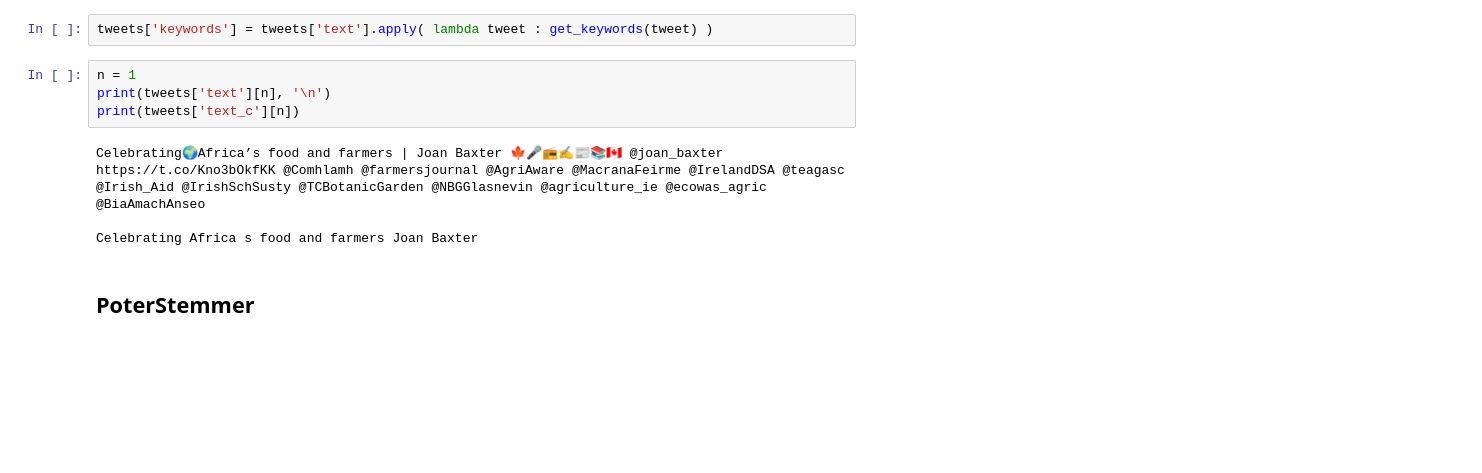
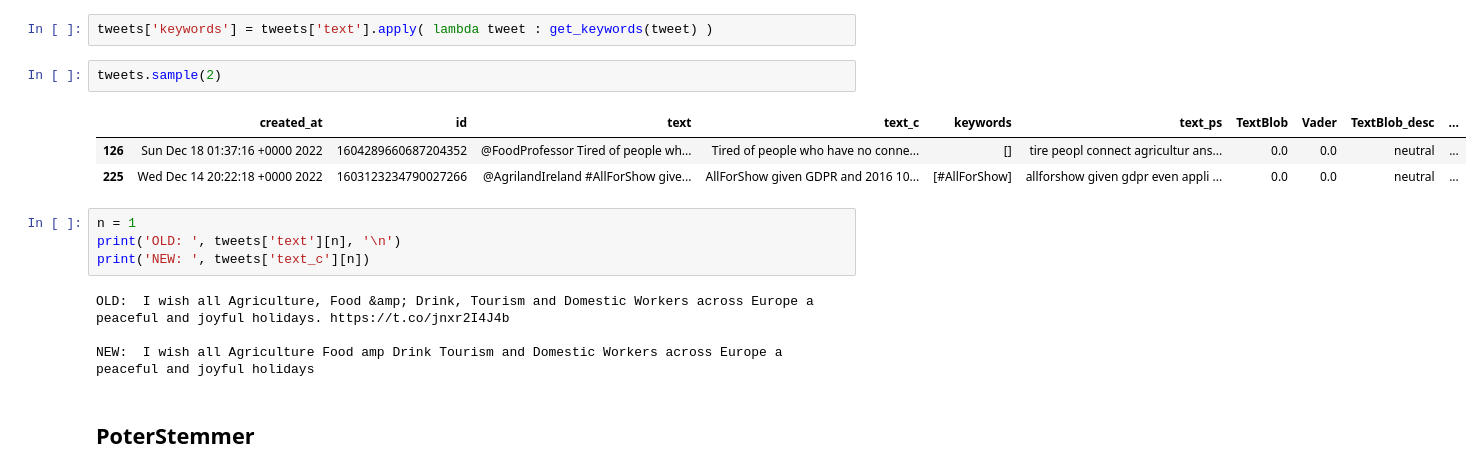
Before and after one commit to gustavohn73/CA2, a Jupyter notebook: CA2_V0_ML.ipynb, the cells around one changed output. Saved outputs shown, nothing was run; the diff lists cells and outputs as text; blank space fills up the shorter version.

```diff
--- a/CA2_V0_ML.ipynb
+++ b/CA2_V0_ML.ipynb
@@ -158,15 +316,20 @@ rem_list = [item for sublist in list_of_lists for item in sublist]
 tweets['text_c'] = tweets['text'].apply( lambda tweet : ' '.join([word for word in re.split("\W+",tweet) if word.lower() not in rem_list]))
 # %%
 tweets['keywords'] = tweets['text'].apply( lambda tweet : get_keywords(tweet) )
+# %%
+tweets.sample(2)
+# %% [output]
+|  | created_at | id | text | text_c | keywords | text_ps | TextBlob | Vader | TextBlob_desc | ... |
+| 126 | Sun Dec 18 01:37:16 +0000 2022 | 1604289660687204352 | @FoodProfessor Tired of people wh... | Tired of people who have no conne... | [] | tire peopl connect agricultur ans... | 0.0 | 0.0 | neutral | ... |
+| 225 | Wed Dec 14 20:22:18 +0000 2022 | 1603123234790027266 | @AgrilandIreland #AllForShow give... | AllForShow given GDPR and 2016 10... | [#AllForShow] | allforshow given gdpr even appli ... | 0.0 | 0.0 | neutral | ... |
 # %%
 n = 1
-print(tweets['text'][n], '\n')
-print(tweets['text_c'][n])
+print('OLD: ', tweets['text'][n], '\n')
+print('NEW: ', tweets['text_c'][n])
 # %% [output]
-Celebrating🌍Africa’s food and farmers | Joan Baxter 🍁🎤📻✍️📰📚🇨🇦 @joan_baxter
-https://t.co/Kno3bOkfKK @Comhlamh @farmersjournal @AgriAware @MacranaFeirme @IrelandDSA @teagasc @Irish_Aid @IrishSchSusty @TCBotanicGarden @NBGGlasnevin @agriculture_ie @ecowas_agric @BiaAmachAnseo
+OLD:  I wish all Agriculture, Food &amp; Drink, Tourism and Domestic Workers across Europe a peaceful and joyful holidays. https://t.co/jnxr2I4J4b
 
-Celebrating Africa s food and farmers Joan Baxter
+NEW:  I wish all Agriculture Food amp Drink Tourism and Domestic Workers across Europe a peaceful and joyful holidays
 # %% [markdown]
 ## PoterStemmer
 # %%
```
Also changed, not shown: parts of 31 cells of this notebook, 2 other files.
